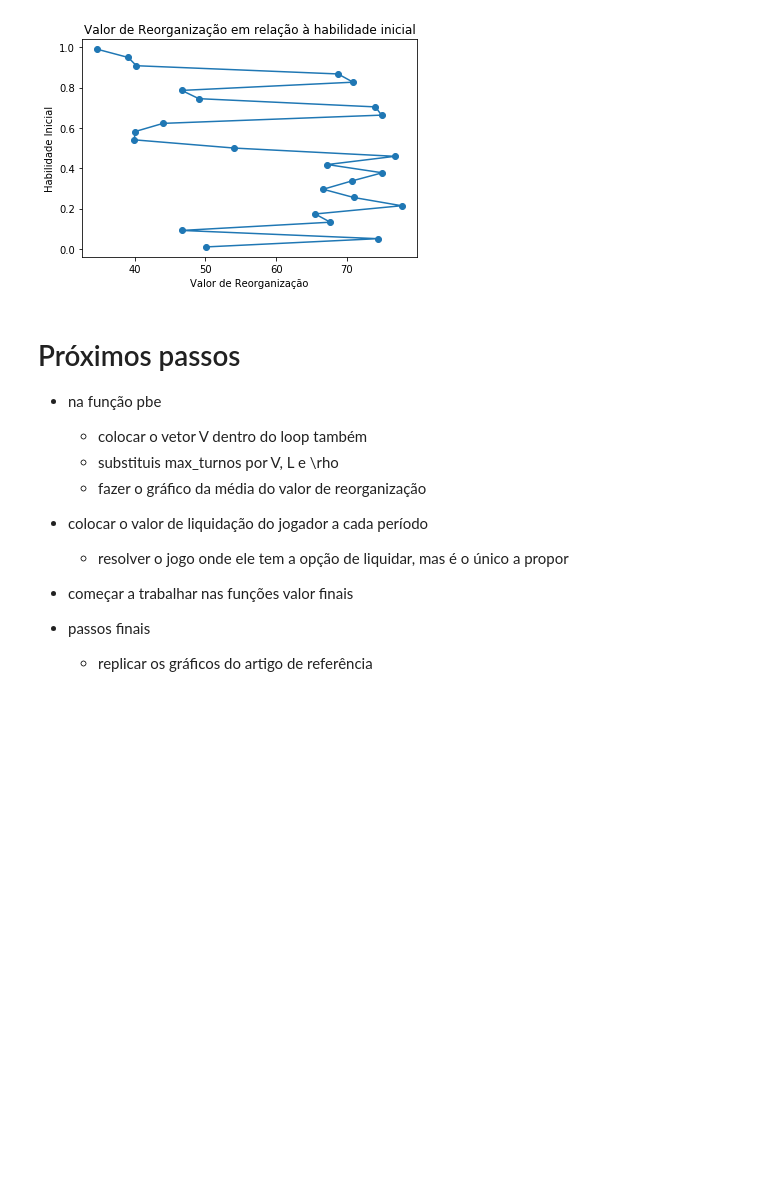
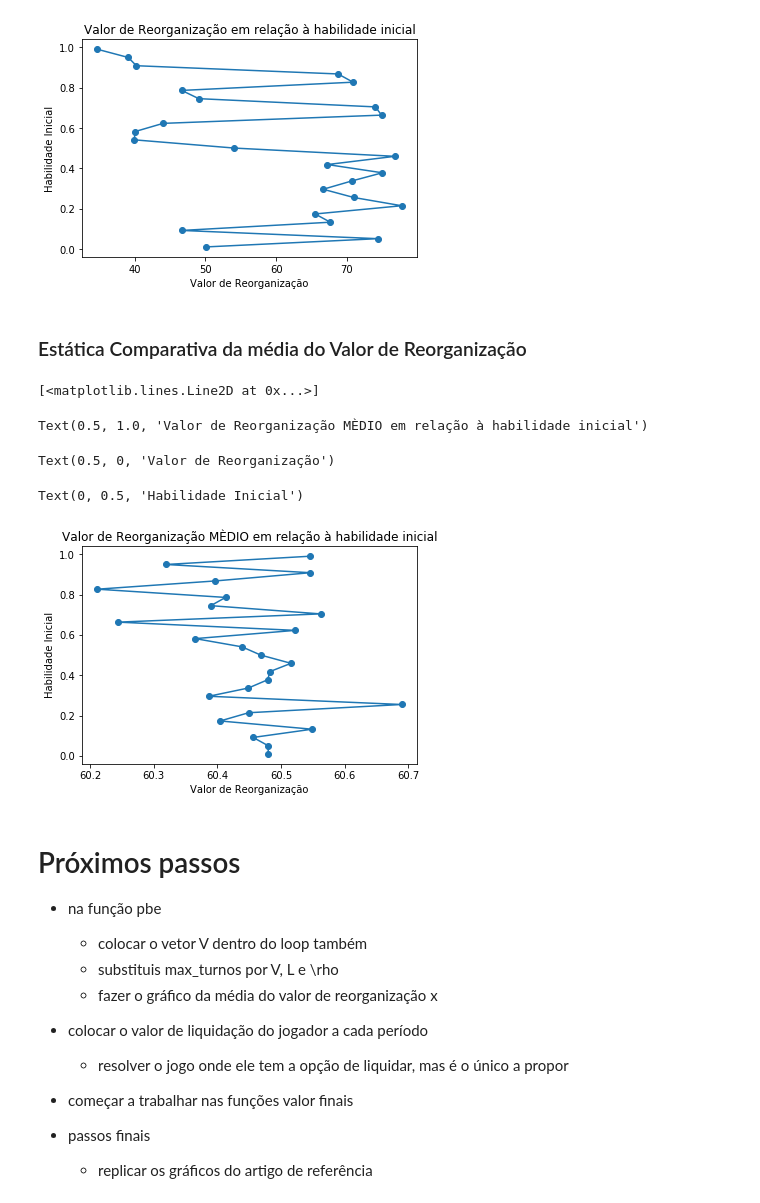
Before and after one commit to jmatheusgpa/Bargaining, a Jupyter notebook: Sol_Sequência de funções valor_BI_resumida.ipynb, the cells around one changed output. Cells and saved outputs as stored; diff of their text form; code cells hidden in the pictures; blank space fills up the shorter version.

Commit message:
atualização com a média dos valores de R

```diff
--- a/Sol_Sequência de funções valor_BI_resumida.ipynb
+++ b/Sol_Sequência de funções valor_BI_resumida.ipynb
@@ -126,6 +126,18 @@ $$ \mathbb{E}_k^s \big[ \theta_{s,t} \mid \theta_{s,k} \big] =  \frac{\theta_{s,
     * em caso negativo, oferecer $P_s < W_{j, t+1} = L_j$ a fim de adiantar o jogo até o próximo período
 
 3. Repetir os passos 1 e 2 até que reorganize a firma ou o jogo termine com ela liquidada
+# %%
+#valor máximo de reorganização da firma a cada período
+
+#vamos supor T = 4
+T = 4
+#sequência de valores da firma para cada período
+
+V = np.empty(T, dtype=np.int_)
+
+for t in range(T):
+
+    V[t] = ρ**t * Vmax
 # %%
 #função para calcular a esperança da habilidade nos períodos à frente
 def expec(h, k, t):
@@ -229,13 +224,13 @@ def pbe(max_turnos, h_s0):
         h_s = draw(h_s1)
 
         #matriz dos payoffs de reorganizar a firma
-        R = np.empty(T-t + 1)
+        R = np.empty(max_turnos-t + 1)
 
 
         # a última entrada de R é sempre o valor de liquidação
         R[len(R) -1] = L_s
 
-        for i in range(t, T-t+1):
+        for i in range(t, max_turnos-t+1):
             R[i-t] = reorg(h_s, t, i)
 
         t = t + 1
@@ -280,6 +271,47 @@ Text(0.5, 1.0, 'Valor de Reorganização em relação à habilidade inicial')
 Text(0.5, 0, 'Valor de Reorganização')
 Text(0, 0.5, 'Habilidade Inicial')
 [figure]
+# %% [markdown]
+### Estática Comparativa da média do Valor de Reorganização
+# %%
+#gráfico para estática comparativa na MÉDIA
+
+grid_size = 25
+H = np.empty(grid_size)
+
+h_s0_vals = np.linspace(0.01, 0.99, grid_size)
+
+
+R_vals = np.empty(grid_size)
+
+for i in range(grid_size):
+
+    #calculando a média para os valores de retorno
+    num_reps = 10000
+    obs = np.empty(num_reps, dtype=np.float64)
+
+    for rep in range(num_reps):
+        obs[rep] = pbe(4,h_s0_vals[i])[2]
+
+
+
+    R_vals[i] = obs.mean()
+
+
+
+fig, ax = plt.subplots()
+ax.plot(R_vals, h_s0_vals, '-o', label='$q(w(i))$')
+ax.set_title("Valor de Reorganização MÈDIO em relação à habilidade inicial")
+ax.set_xlabel('Valor de Reorganização')
+ax.set_ylabel('Habilidade Inicial')
+
+plt.show()
+# %% [output]
+[<matplotlib.lines.Line2D at 0x...>]
+Text(0.5, 1.0, 'Valor de Reorganização MÈDIO em relação à habilidade inicial')
+Text(0.5, 0, 'Valor de Reorganização')
+Text(0, 0.5, 'Habilidade Inicial')
+[figure, added]
 # %% [markdown]
 # Próximos passos
 
@@ -288,7 +320,7 @@ Text(0, 0.5, 'Habilidade Inicial')
 * na função pbe
     * colocar o vetor V dentro do loop também
     * substituis max_turnos por V, L e \rho
-    * fazer o gráfico da média do valor de reorganização
+    * fazer o gráfico da média do valor de reorganização x
 
 * colocar o valor de liquidação do jogador a cada período
     * resolver o jogo onde ele tem a opção de liquidar, mas é o único a propor
```
Also changed, not shown: parts of 5 cells of this notebook.
